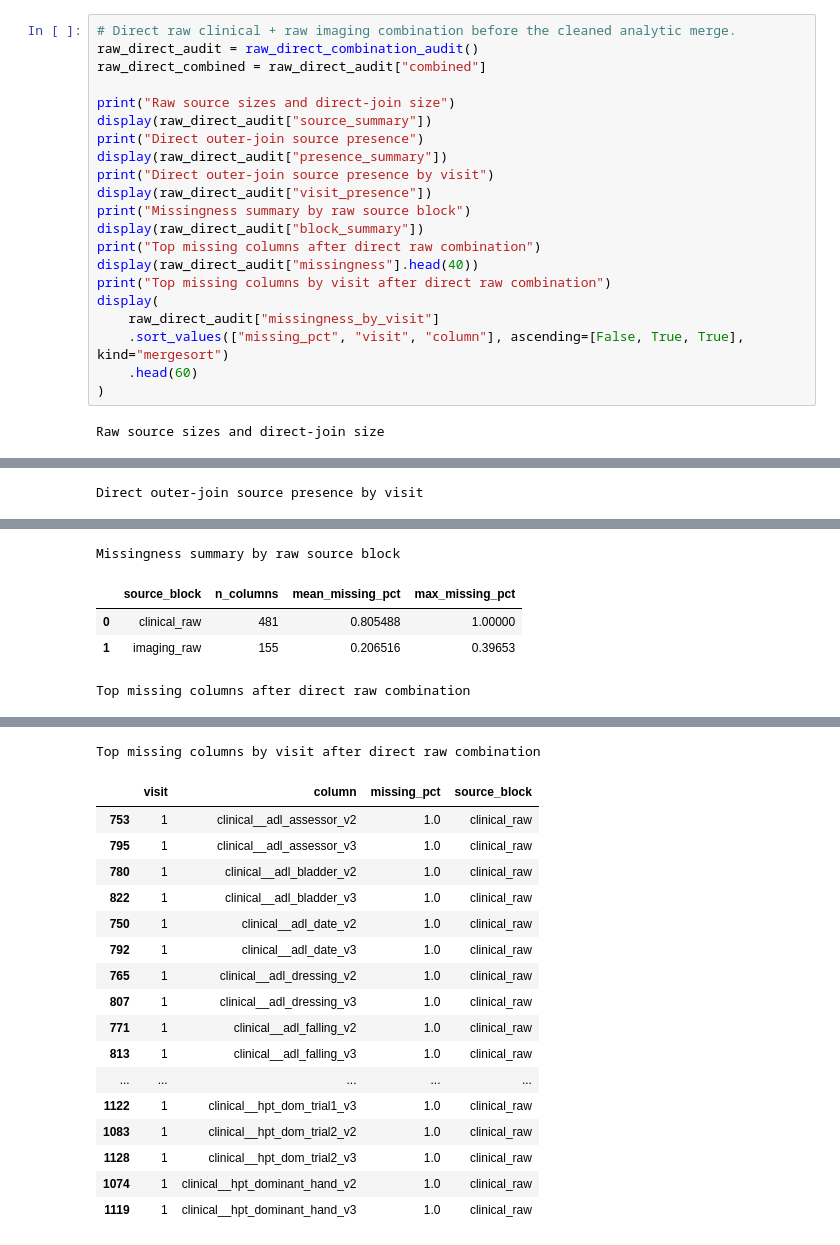
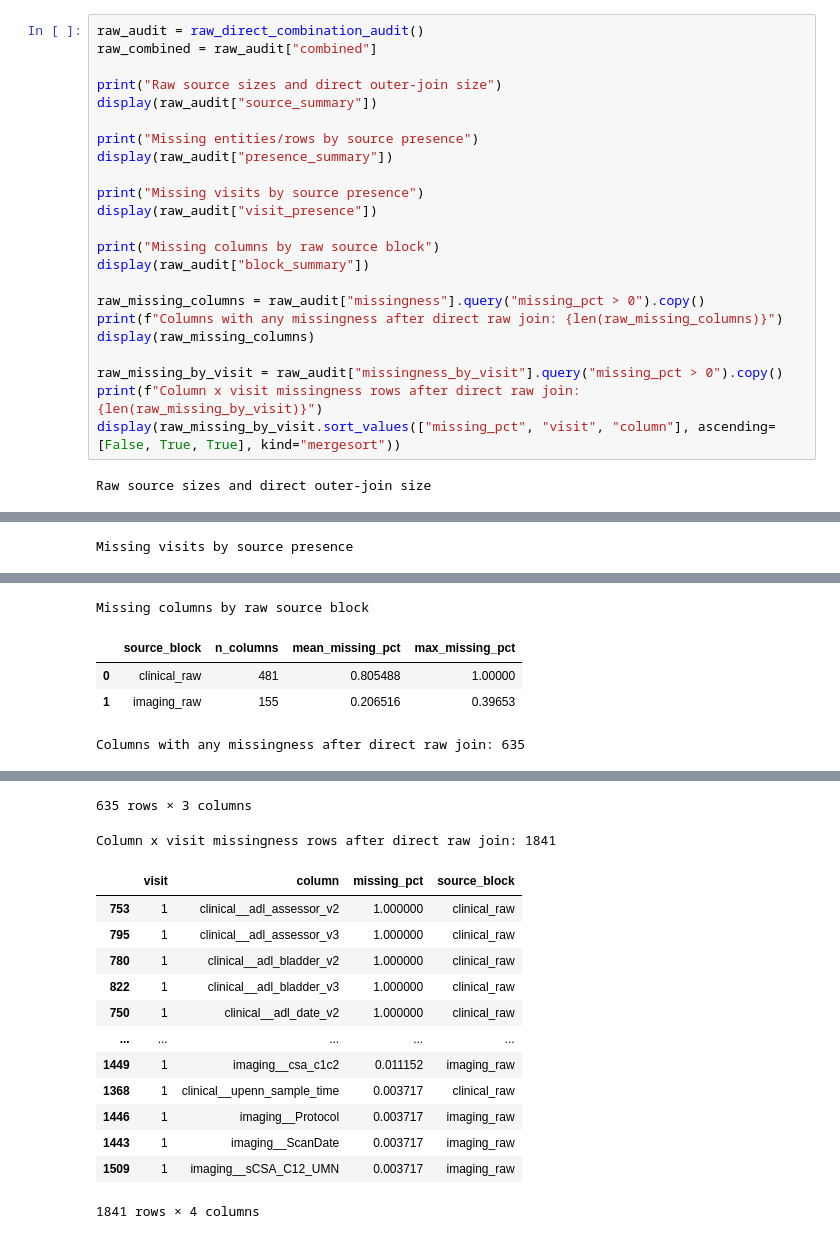
Before and after one commit to YubotKwng/Biomakers, a Jupyter notebook: notebooks/trackfa_merge.ipynb, the cells around one changed output, grey strips where cells are left out. Saved outputs shown, nothing was run; the diff lists cells and outputs as text.

```diff
--- a/notebooks/trackfa_merge.ipynb
+++ b/notebooks/trackfa_merge.ipynb
@@ -58,26 +47,28 @@ Before the cleaned analytic merge, this section directly combines the raw REDCap
 # %%
-# Direct raw clinical + raw imaging combination before the cleaned analytic merge.
-raw_direct_audit = raw_direct_combination_audit()
-raw_direct_combined = raw_direct_audit["combined"]
+raw_audit = raw_direct_combination_audit()
+raw_combined = raw_audit["combined"]
 
-print("Raw source sizes and direct-join size")
-display(raw_direct_audit["source_summary"])
-print("Direct outer-join source presence")
-display(raw_direct_audit["presence_summary"])
-print("Direct outer-join source presence by visit")
-display(raw_direct_audit["visit_presence"])
-print("Missingness summary by raw source block")
-display(raw_direct_audit["block_summary"])
-print("Top missing columns after direct raw combination")
-display(raw_direct_audit["missingness"].head(40))
-print("Top missing columns by visit after direct raw combination")
-display(
-    raw_direct_audit["missingness_by_visit"]
-    .sort_values(["missing_pct", "visit", "column"], ascending=[False, True, True], kind="mergesort")
-    .head(60)
-)
+print("Raw source sizes and direct outer-join size")
+display(raw_audit["source_summary"])
+
+print("Missing entities/rows by source presence")
+display(raw_audit["presence_summary"])
+
+print("Missing visits by source presence")
+display(raw_audit["visit_presence"])
+
+print("Missing columns by raw source block")
+display(raw_audit["block_summary"])
+
+raw_missing_columns = raw_audit["missingness"].query("missing_pct > 0").copy()
+print(f"Columns with any missingness after direct raw join: {len(raw_missing_columns)}")
+display(raw_missing_columns)
+
+raw_missing_by_visit = raw_audit["missingness_by_visit"].query("missing_pct > 0").copy()
+print(f"Column x visit missingness rows after direct raw join: {len(raw_missing_by_visit)}")
+display(raw_missing_by_visit.sort_values(["missing_pct", "visit", "column"], ascending=[False, True, True], kind="mergesort"))
 # %% [output]
-Raw source sizes and direct-join size
+Raw source sizes and direct outer-join size
 |  | source | raw_rows | raw_columns | visit_rows_used_for_direct_join | unique_participants |
 | 0 | REDCap raw export | 1076 | 483 | 807 | 269 |
 | 1 | Imaging MasterFile all sheets | 793 | 157 | 747 | 269 |
@@ -87,7 +78,7 @@ Direct outer-join source presence
 | 0 | both | 747 |
 | 1 | left_only | 60 |
 | 2 | right_only | 0 |
-Direct outer-join source presence by visit
+Missing visits by source presence
 |  | visit | source_presence | n_rows |
 | 0 | 1 | left_only | 1 |
 | 1 | 1 | right_only | 0 |
@@ -98,11 +89,11 @@ Direct outer-join source presence by visit
 | 6 | 3 | left_only | 39 |
 | 7 | 3 | right_only | 0 |
 | 8 | 3 | both | 230 |
-Missingness summary by raw source block
+Missing columns by raw source block
 |  | source_block | n_columns | mean_missing_pct | max_missing_pct |
 | 0 | clinical_raw | 481 | 0.805488 | 1.00000 |
 | 1 | imaging_raw | 155 | 0.206516 | 0.39653 |
-Top missing columns after direct raw combination
+Columns with any missingness after direct raw join: 635
 |  | column | missing_pct | source_block |
 | 0 | clinical__age | 1.000000 | clinical_raw |
 | 1 | clinical__age_group | 1.000000 | clinical_raw |
@@ -123,18 +109,15 @@ Top missing columns after direct raw combination
-Top missing columns by visit after direct raw combination
+635 rows × 3 columns
+Column x visit missingness rows after direct raw join: 1841
 |  | visit | column | missing_pct | source_block |
-| 753 | 1 | clinical__adl_assessor_v2 | 1.0 | clinical_raw |
-| 795 | 1 | clinical__adl_assessor_v3 | 1.0 | clinical_raw |
-| 780 | 1 | clinical__adl_bladder_v2 | 1.0 | clinical_raw |
-| 822 | 1 | clinical__adl_bladder_v3 | 1.0 | clinical_raw |
-| 750 | 1 | clinical__adl_date_v2 | 1.0 | clinical_raw |
-| 792 | 1 | clinical__adl_date_v3 | 1.0 | clinical_raw |
-| 765 | 1 | clinical__adl_dressing_v2 | 1.0 | clinical_raw |
-| 807 | 1 | clinical__adl_dressing_v3 | 1.0 | clinical_raw |
-| 771 | 1 | clinical__adl_falling_v2 | 1.0 | clinical_raw |
-| 813 | 1 | clinical__adl_falling_v3 | 1.0 | clinical_raw |
+| 753 | 1 | clinical__adl_assessor_v2 | 1.000000 | clinical_raw |
+| 795 | 1 | clinical__adl_assessor_v3 | 1.000000 | clinical_raw |
+| 780 | 1 | clinical__adl_bladder_v2 | 1.000000 | clinical_raw |
+| 822 | 1 | clinical__adl_bladder_v3 | 1.000000 | clinical_raw |
+| 750 | 1 | clinical__adl_date_v2 | 1.000000 | clinical_raw |
 | ... | ... | ... | ... | ... |
-| 1122 | 1 | clinical__hpt_dom_trial1_v3 | 1.0 | clinical_raw |
-| 1083 | 1 | clinical__hpt_dom_trial2_v2 | 1.0 | clinical_raw |
-| 1128 | 1 | clinical__hpt_dom_trial2_v3 | 1.0 | clinical_raw |
-| 1074 | 1 | clinical__hpt_dominant_hand_v2 | 1.0 | clinical_raw |
-| 1119 | 1 | clinical__hpt_dominant_hand_v3 | 1.0 | clinical_raw |
+| 1449 | 1 | imaging__csa_c1c2 | 0.011152 | imaging_raw |
+| 1368 | 1 | clinical__upenn_sample_time | 0.003717 | clinical_raw |
+| 1446 | 1 | imaging__Protocol | 0.003717 | imaging_raw |
+| 1443 | 1 | imaging__ScanDate | 0.003717 | imaging_raw |
+| 1509 | 1 | imaging__sCSA_C12_UMN | 0.003717 | imaging_raw |
+1841 rows × 4 columns
```
Also changed, not shown: parts of 30 cells of this notebook, 4 other files.
